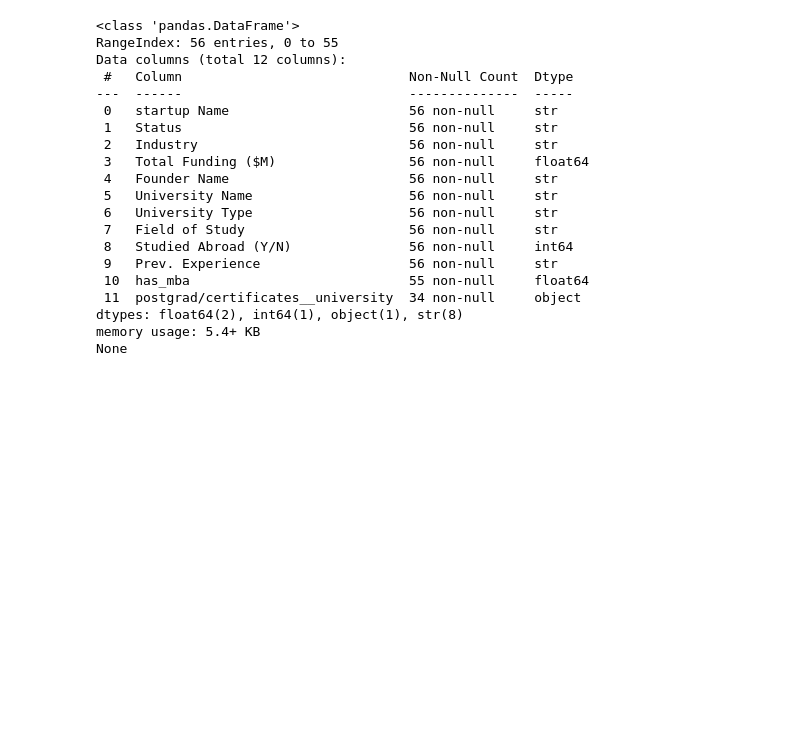
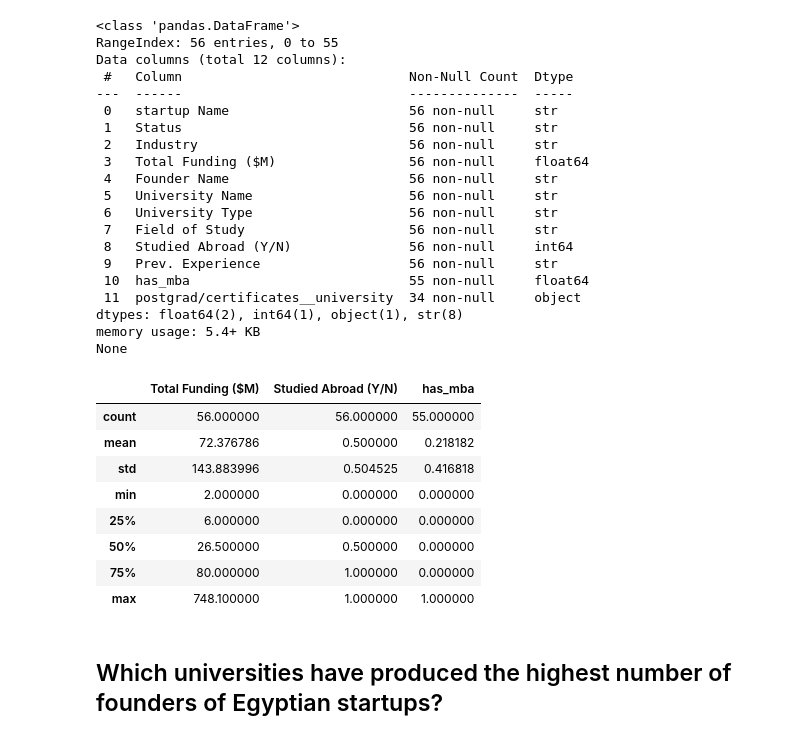
Before and after one commit to AhmedhassanB/startup-expansion-analysis, a Jupyter notebook: egyptian_startup_eda.ipynb, the cells around one changed output. Saved outputs shown, nothing was run; the diff lists cells and outputs as text; code cells hidden in the pictures; blank space fills up the shorter version.

```diff
--- a/egyptian_startup_eda.ipynb
+++ b/egyptian_startup_eda.ipynb
@@ -81,3 +81,17 @@ Data columns (total 12 columns):
 dtypes: float64(2), int64(1), object(1), str(8)
 memory usage: 5.4+ KB
 None
+# %%
+startups.describe()
+# %% [output]
+|  | Total Funding ($M) | Studied Abroad (Y/N) | has_mba |
+| count | 56.000000 | 56.000000 | 55.000000 |
+| mean | 72.376786 | 0.500000 | 0.218182 |
+| std | 143.883996 | 0.504525 | 0.416818 |
+| min | 2.000000 | 0.000000 | 0.000000 |
+| 25% | 6.000000 | 0.000000 | 0.000000 |
+| 50% | 26.500000 | 0.500000 | 0.000000 |
+| 75% | 80.000000 | 1.000000 | 0.000000 |
+| max | 748.100000 | 1.000000 | 1.000000 |
+# %% [markdown]
+## Which universities have produced the highest number of founders of Egyptian startups?
```
Also changed, not shown: parts of 7 cells of this notebook.
